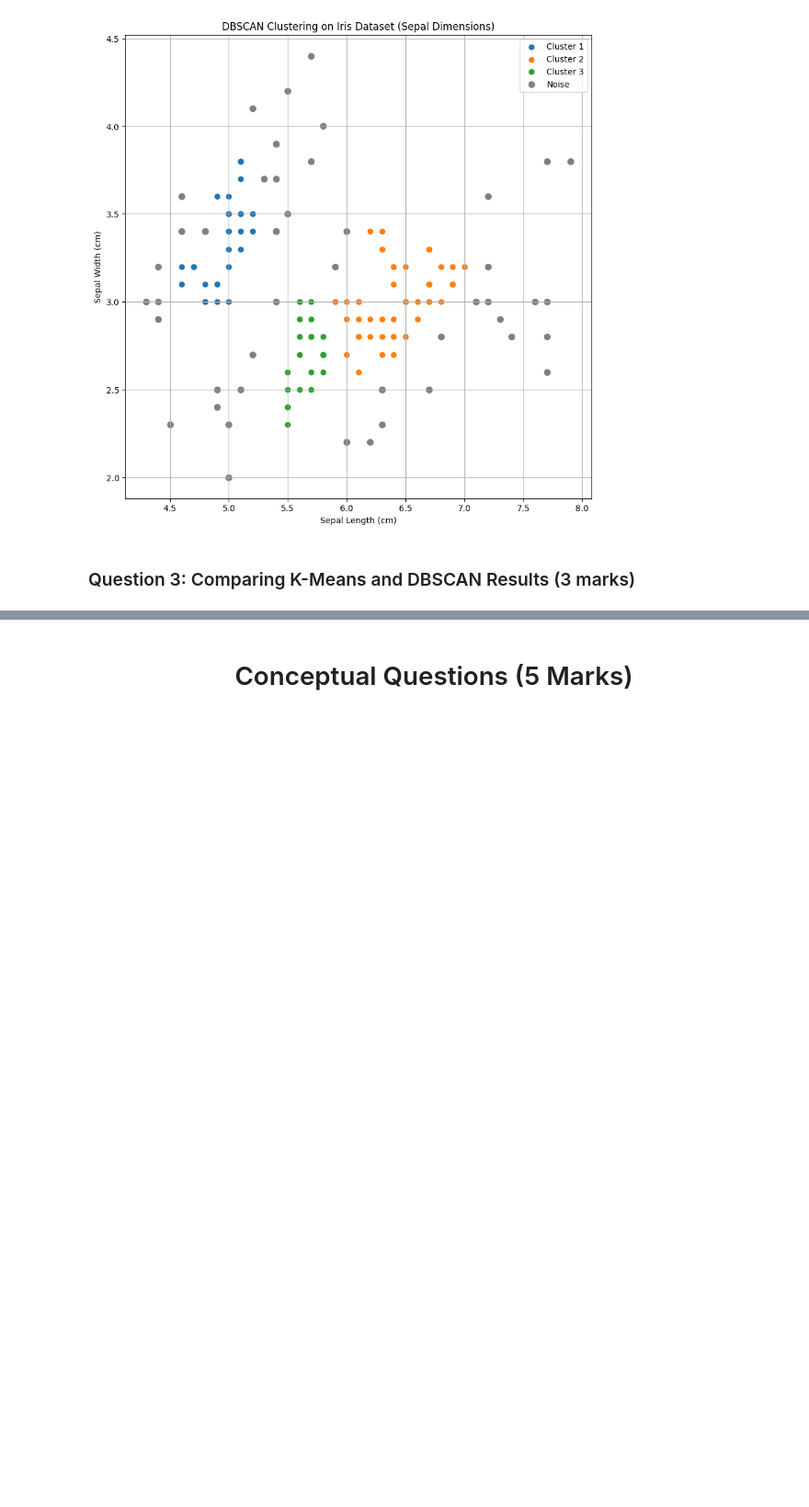
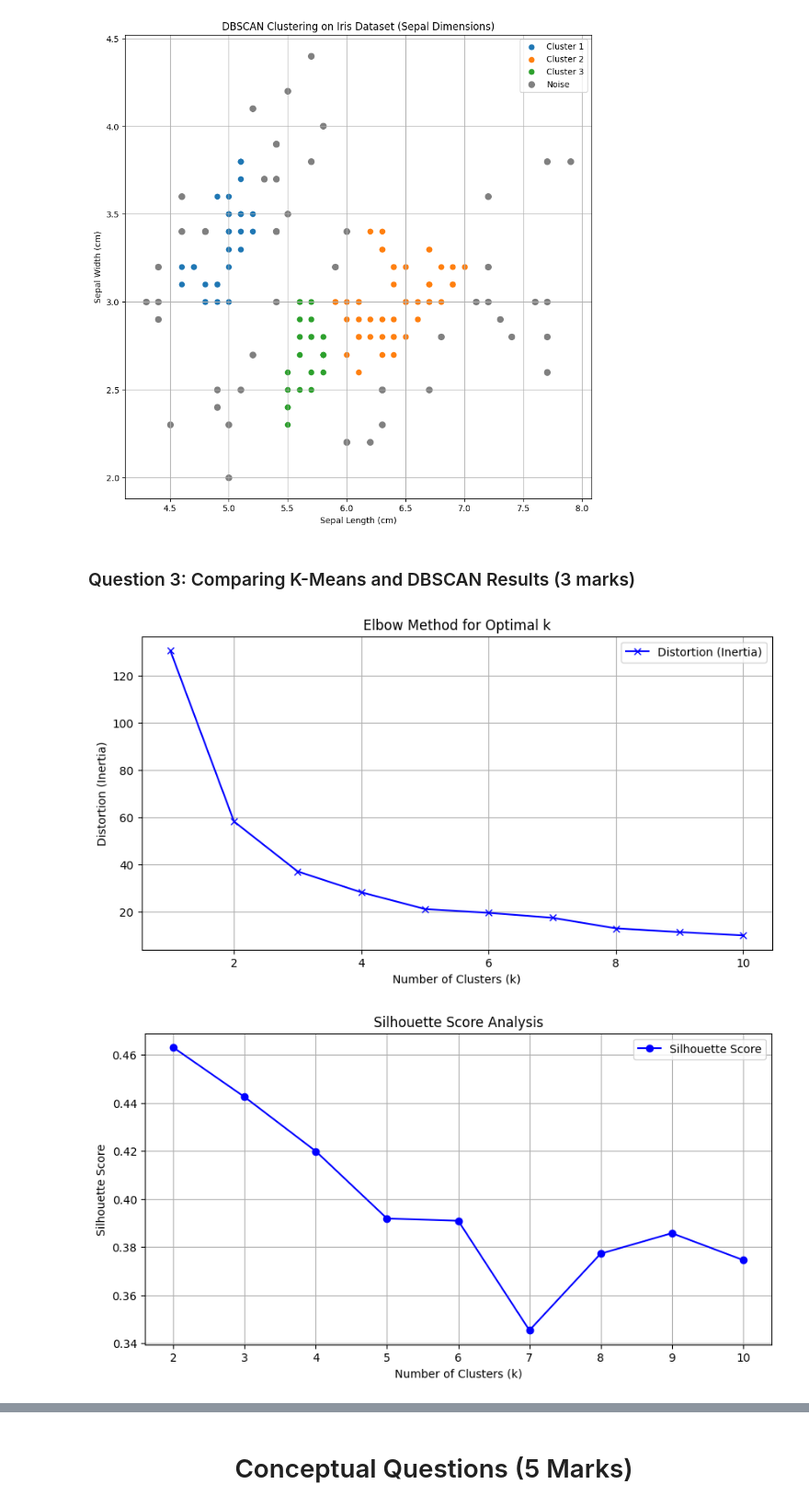
Before and after one commit to Hashir-Jamil/custering_tutorial_iris_dataset, a Jupyter notebook: clustering_iris.ipynb, the cells around one changed output, grey strips where cells are left out. Shown at 92% size. Cells and saved outputs as stored; diff of their text form; code cells hidden in the pictures; blank space fills up the shorter version.

Commit message:
[ADD] KMeans and DBSCAN hyperparameter selection metrics

```diff
--- a/clustering_iris.ipynb
+++ b/clustering_iris.ipynb
@@ -116,3 +116,47 @@ plt.show()
 [figure]
 # %% [markdown]
 ### Question 3: Comparing K-Means and DBSCAN Results (3 marks)
+# %%
+from sklearn.metrics import silhouette_score
+
+# Define range for number of clusters
+k_values = range(1, 11)
+
+# List to store the distortion (inertia)
+distortions = []
+silhouette_scores = []
+
+for k in k_values:
+    kmeans = KMeans(n_clusters=k, random_state=22)
+    kmeans.fit(X)
+    distortions.append(kmeans.inertia_)  # Sum of squared distances to the closest centroid
+
+    # Compute silhouette score only for k > 1
+    if k > 1:
+        score = silhouette_score(X, kmeans.labels_)
+        silhouette_scores.append(score)
+    else:
+        silhouette_scores.append(None)  # Silhouette score not defined for k = 1
+
+# Plot the elbow graph
+plt.figure(figsize=(10, 5))
+plt.plot(k_values, distortions, 'bx-', label='Distortion (Inertia)')
+plt.xlabel('Number of Clusters (k)')
+plt.ylabel('Distortion (Inertia)')
+plt.title('Elbow Method for Optimal k')
+plt.grid()
+plt.legend()
+plt.show()
+
+# Plot the silhouette scores
+plt.figure(figsize=(10, 5))
+plt.plot(k_values[1:], silhouette_scores[1:], 'bo-', label='Silhouette Score')
+plt.xlabel('Number of Clusters (k)')
+plt.ylabel('Silhouette Score')
+plt.title('Silhouette Score Analysis')
+plt.grid()
+plt.legend()
+plt.show()
+# %% [output]
+[figure, added]
+[figure, added]
```
Also changed, not shown: parts of 4 cells of this notebook.
